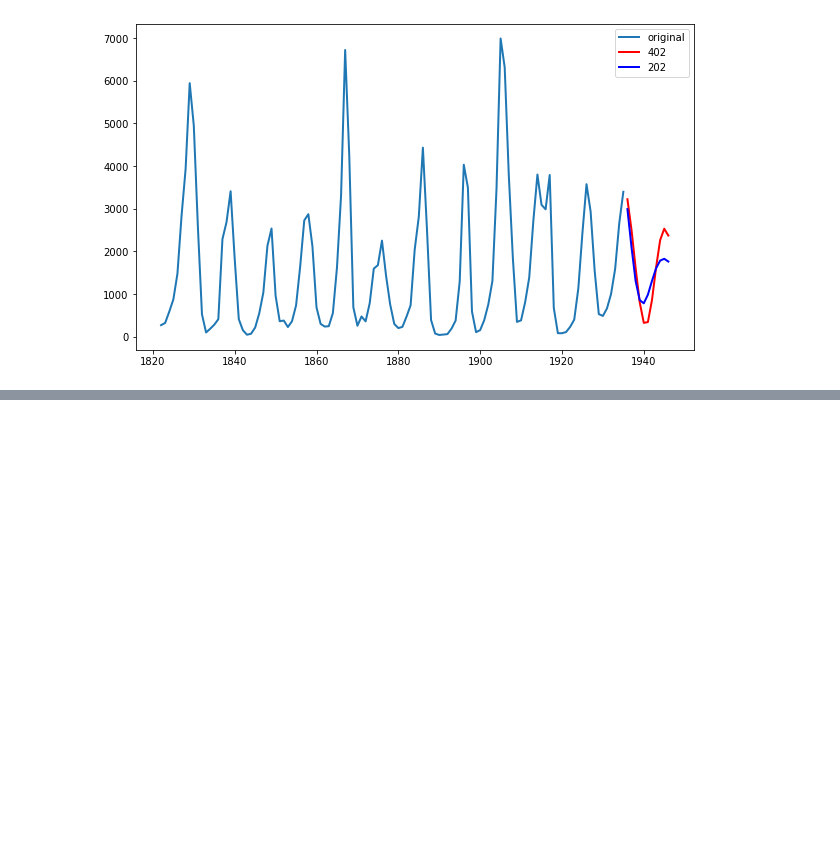
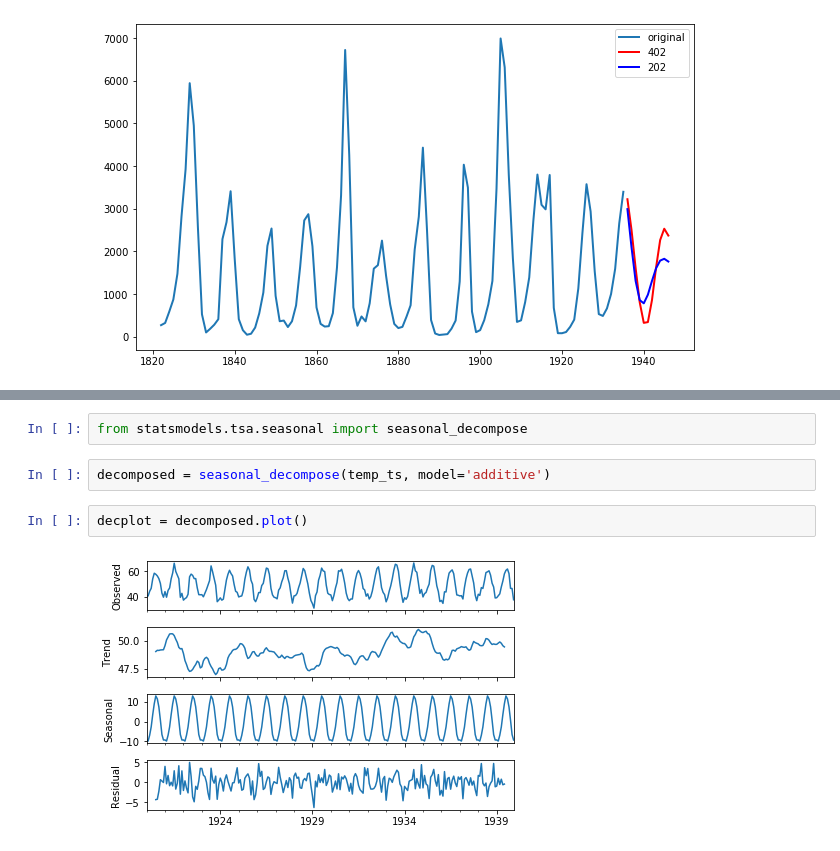
Before and after one commit to darrahts/timeSeriesAnalysis, a Jupyter notebook: arima.ipynb, the cells around one changed output, grey strips where cells are left out. Cells and saved outputs as stored; diff of their text form; blank space fills up the shorter version.

```diff
--- a/arima.ipynb
+++ b/arima.ipynb
@@ -165,0 +191,8 @@ plt.show()
+# %%
+from statsmodels.tsa.seasonal import seasonal_decompose
+# %%
+decomposed = seasonal_decompose(temp_ts, model='additive')
+# %%
+decplot = decomposed.plot()
+# %% [output]
+[figure, added]
```
Also changed, not shown: parts of 4 cells of this notebook.
